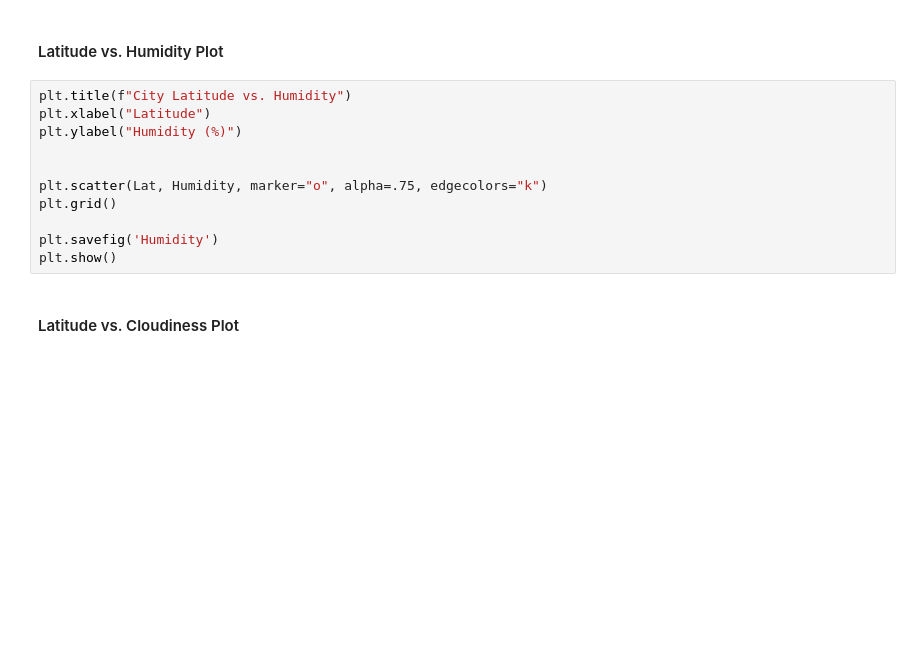
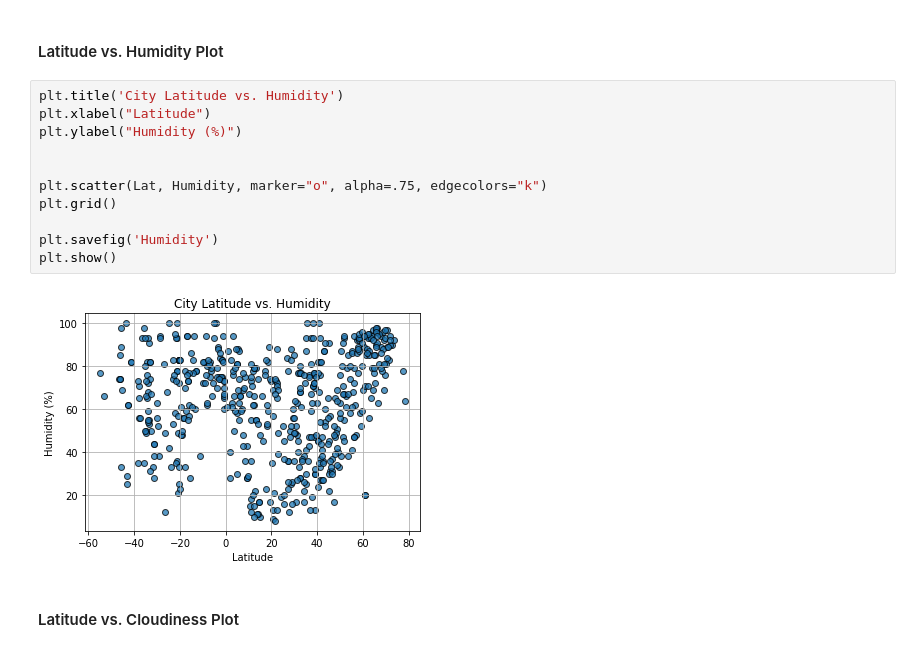
Before and after one commit to hastipatel14395/Python_API_Challenge, a Jupyter notebook: Instructions/starter_code/WeatherPy.ipynb, the cells around one changed output. Saved outputs shown, nothing was run; the diff lists cells and outputs as text; blank space fills up the shorter version.

```diff
--- a/Instructions/starter_code/WeatherPy.ipynb
+++ b/Instructions/starter_code/WeatherPy.ipynb
@@ -191,16 +204,18 @@ plt.show()
 # %% [markdown]
 #### Latitude vs. Humidity Plot
 # %%
-plt.title(f"City Latitude vs. Humidity")
+plt.title('City Latitude vs. Humidity')
 plt.xlabel("Latitude")
 plt.ylabel("Humidity (%)")
 
 
 plt.scatter(Lat, Humidity, marker="o", alpha=.75, edgecolors="k")
 plt.grid()
 
 plt.savefig('Humidity')
 plt.show()
+# %% [output]
+[figure, added]
 # %% [markdown]
 #### Latitude vs. Cloudiness Plot
 # %%
```
Also changed, not shown: parts of 22 cells of this notebook, 7 other files.
